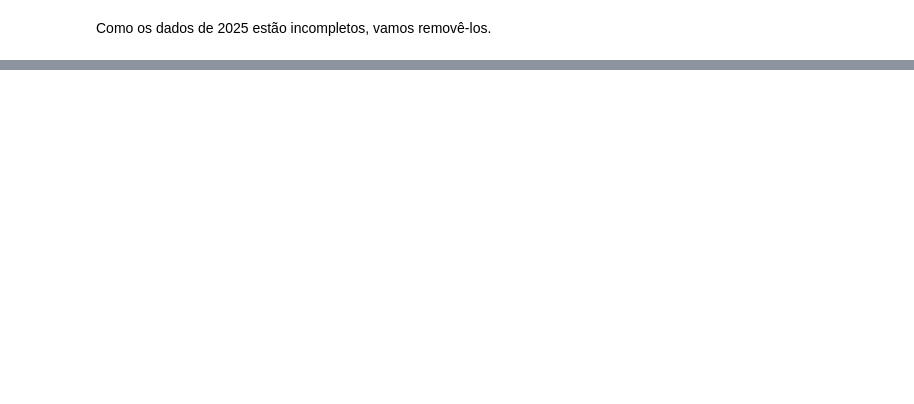
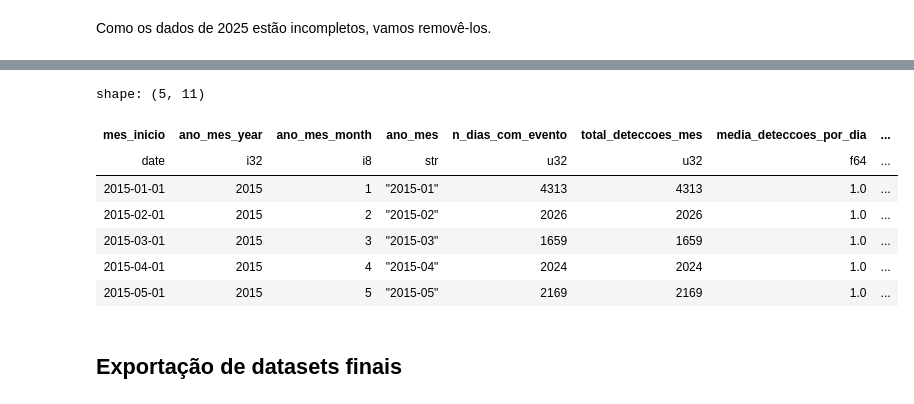
Before and after one commit to joaomarcosmb/queimadas, a Jupyter notebook: notebooks/1.0.0-eda-e-tratamento.ipynb, the cells around one changed output, grey strips where cells are left out. Cells and saved outputs as stored; diff of their text form; code cells hidden in the pictures; blank space fills up the shorter version.

```diff
--- a/notebooks/1.0.0-eda-e-tratamento.ipynb
+++ b/notebooks/1.0.0-eda-e-tratamento.ipynb
@@ -293,0 +273,41 @@ df.to_parquet('data/queimadas-classificacao.parquet', index=False)
+# %%
+df = df.with_columns([
+    pl.col('data_hora').dt.date().alias('data_dia')
+])
+
+GROUP_COLS = ['latitude', 'longitude', 'data_dia', 'bioma', 'sigla_uf']
+
+# Agrega com base em critérios específicos e renomeia cada feature
+df_daily = df.group_by(GROUP_COLS).agg([
+    pl.col('ano').first().alias('ano'),
+    pl.col('mes').first().alias('mes'),
+    pl.col('dia_ano').first().alias('dia_ano'),
+    pl.col('dia_semana').first().alias('dia_semana'),
+    pl.col('semana_ano').first().alias('semana_ano'),
+    pl.col('trimestre').first().alias('trimestre'),
+
+    pl.col('periodo_dia').mode().first().alias('periodo_dia_predominante'),
+    pl.col('estacao_ano').first().alias('estacao_ano'),
+    pl.col('periodo_climatico').first().alias('periodo_climatico'),
+
+    pl.col('hora').min().alias('hora_primeira_deteccao'),
+    pl.col('hora').max().alias('hora_ultima_deteccao'),
+
+    pl.len().alias('num_deteccoes_dia'),
+])
+
+df_daily = df_daily.with_columns([
+    (pl.col('num_deteccoes_dia') > 1).cast(pl.Int8).alias('multiplas_deteccoes'),
+])
+
+# Converte as variáveis categóricas
+CAT_VARS = [
+    'mes', 'dia_ano', 'dia_semana', 'semana_ano', 'trimestre',
+    'periodo_dia_predominante', 'estacao_ano', 'periodo_climatico',
+    'bioma', 'sigla_uf'
+]
+with pl.StringCache():
+    df_daily = df_daily.with_columns([
+        pl.col(c).cast(pl.Utf8).cast(pl.Categorical)
+        for c in CAT_VARS if c in df_daily.columns
+    ])
@@ -293,0 +664,13 @@ df.to_parquet('data/queimadas-classificacao.parquet', index=False)
+# %%
+monthly.head()
+# %% [output]
+shape: (5, 11)
+| mes_inicio | ano_mes_year | ano_mes_month | ano_mes | n_dias_com_evento | total_deteccoes_mes | media_deteccoes_por_dia | ... |
+| date | i32 | i8 | str | u32 | u32 | f64 | ... |
+| 2015-01-01 | 2015 | 1 | "2015-01" | 4313 | 4313 | 1.0 | ... |
+| 2015-02-01 | 2015 | 2 | "2015-02" | 2026 | 2026 | 1.0 | ... |
+| 2015-03-01 | 2015 | 3 | "2015-03" | 1659 | 1659 | 1.0 | ... |
+| 2015-04-01 | 2015 | 4 | "2015-04" | 2024 | 2024 | 1.0 | ... |
+| 2015-05-01 | 2015 | 5 | "2015-05" | 2169 | 2169 | 1.0 | ... |
+# %% [markdown]
+## Exportação de datasets finais
```
Also changed, not shown: parts of 87 cells of this notebook, 11 other files.
